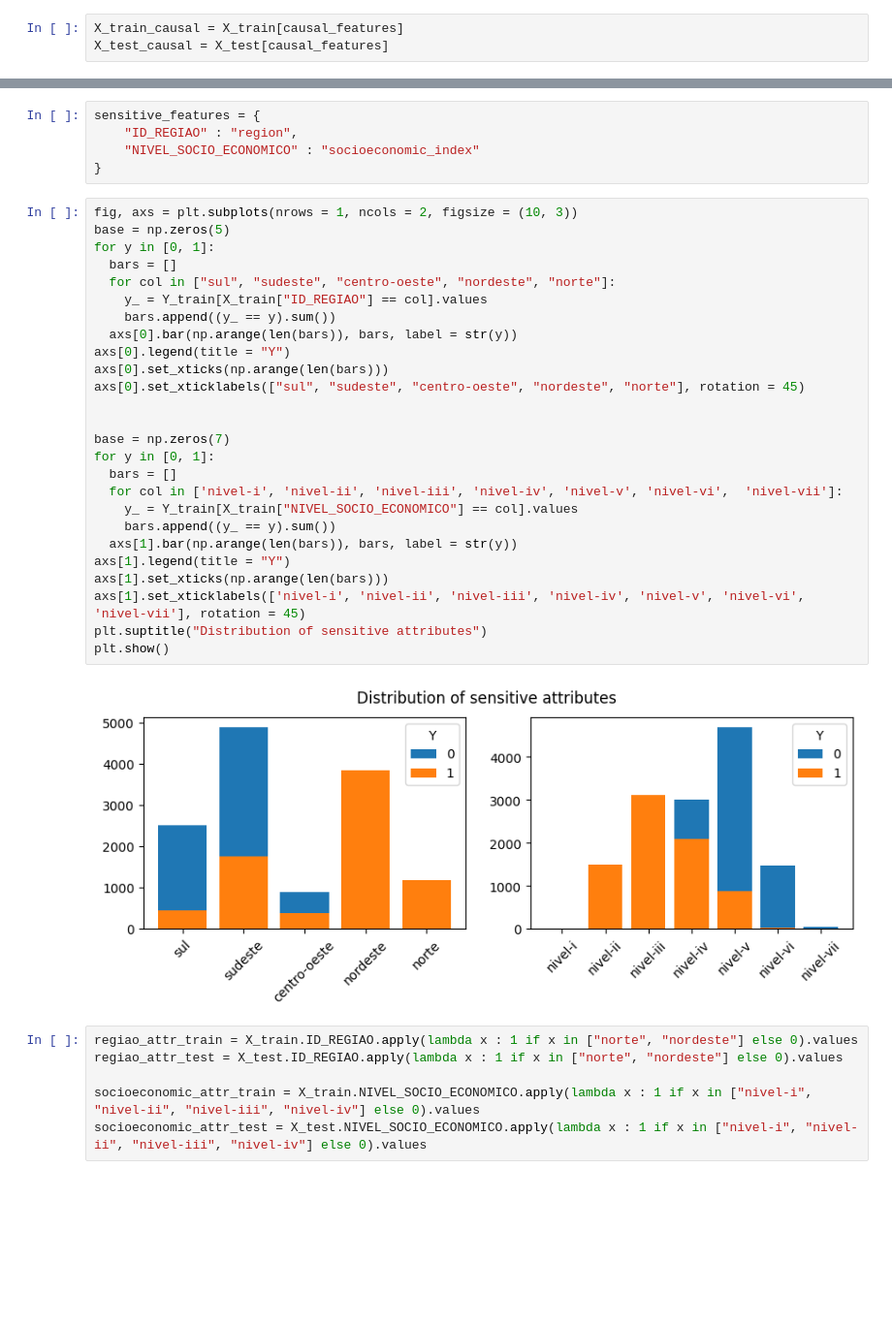
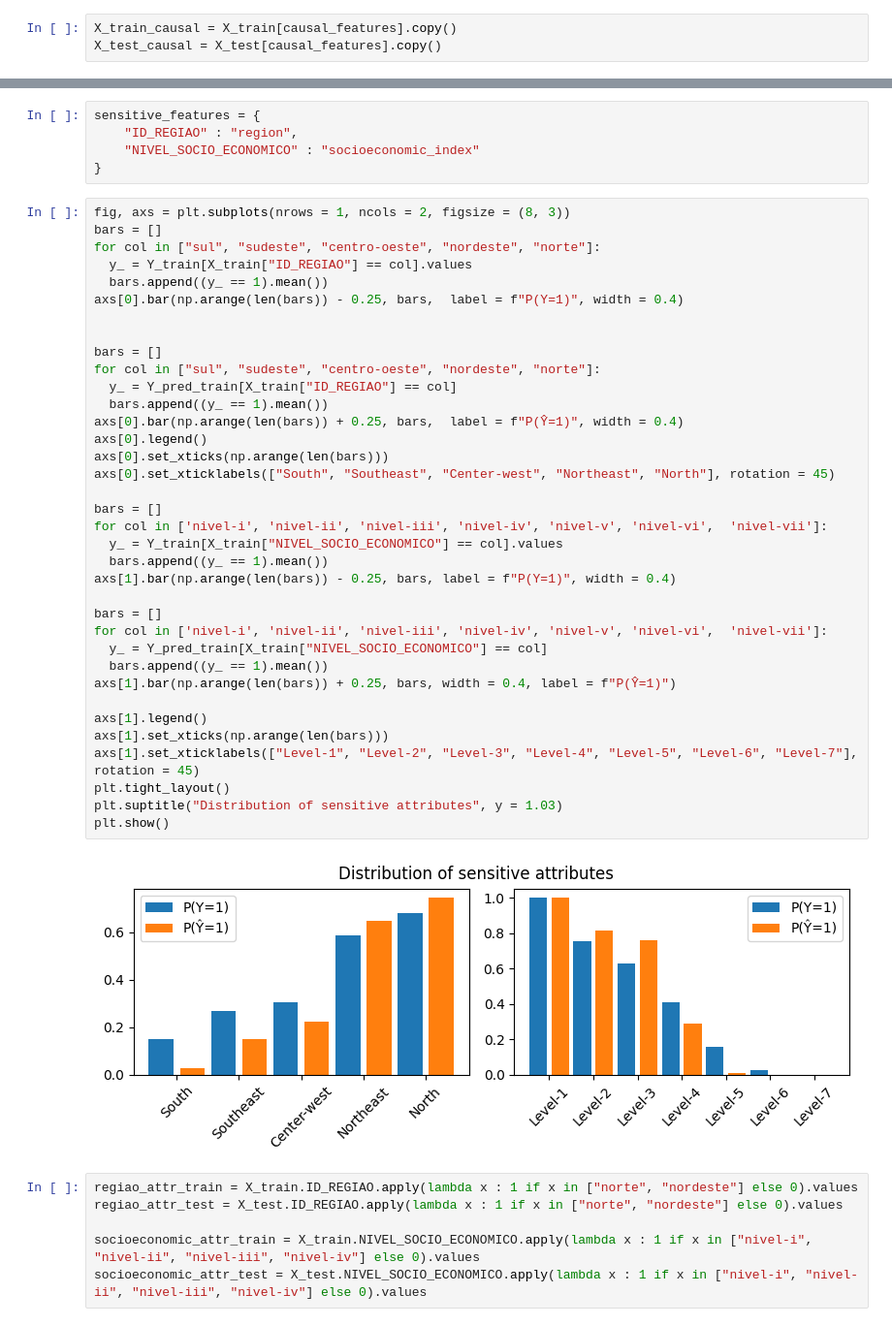
Before and after one commit to GiovaniValdrighi/school_eval_ethical, a Jupyter notebook: notebooks/fairness_mitigation.ipynb, the cells around one changed output, grey strips where cells are left out. Shown: that part at 97% size. Saved outputs shown, nothing was run; the diff lists cells and outputs as text; blank space fills up the shorter version.

```diff
--- a/notebooks/fairness_mitigation.ipynb
+++ b/notebooks/fairness_mitigation.ipynb
@@ -88,6 +95,6 @@ causal_features = ['TX_RESP_Q075',
 # %%
-X_train_causal = X_train[causal_features]
-X_test_causal = X_test[causal_features]
+X_train_causal = X_train[causal_features].copy()
+X_test_causal = X_test[causal_features].copy()
 # %%
 Y_pred_train = studied_model.predict(X_train_causal)
 Y_pred_test = studied_model.predict(X_test_causal)
@@ -139,33 +106,43 @@ sensitive_features = {
     "NIVEL_SOCIO_ECONOMICO" : "socioeconomic_index"
 }
 # %%
-fig, axs = plt.subplots(nrows = 1, ncols = 2, figsize = (10, 3))
-base = np.zeros(5)
-for y in [0, 1]:
-  bars = []
-  for col in ["sul", "sudeste", "centro-oeste", "nordeste", "norte"]:
-    y_ = Y_train[X_train["ID_REGIAO"] == col].values
-    bars.append((y_ == y).sum())
-  axs[0].bar(np.arange(len(bars)), bars, label = str(y))
-axs[0].legend(title = "Y")
-axs[0].set_xticks(np.arange(len(bars)))
-axs[0].set_xticklabels(["sul", "sudeste", "centro-oeste", "nordeste", "norte"], rotation = 45)
+fig, axs = plt.subplots(nrows = 1, ncols = 2, figsize = (8, 3))
+bars = []
+for col in ["sul", "sudeste", "centro-oeste", "nordeste", "norte"]:
+  y_ = Y_train[X_train["ID_REGIAO"] == col].values
+  bars.append((y_ == 1).mean())
+axs[0].bar(np.arange(len(bars)) - 0.25, bars,  label = f"P(Y=1)", width = 0.4)
 
 
-base = np.zeros(7)
-for y in [0, 1]:
-  bars = []
-  for col in ['nivel-i', 'nivel-ii', 'nivel-iii', 'nivel-iv', 'nivel-v', 'nivel-vi',  'nivel-vii']:
-    y_ = Y_train[X_train["NIVEL_SOCIO_ECONOMICO"] == col].values
-    bars.append((y_ == y).sum())
-  axs[1].bar(np.arange(len(bars)), bars, label = str(y))
-axs[1].legend(title = "Y")
+bars = []
+for col in ["sul", "sudeste", "centro-oeste", "nordeste", "norte"]:
+  y_ = Y_pred_train[X_train["ID_REGIAO"] == col]
+  bars.append((y_ == 1).mean())
+axs[0].bar(np.arange(len(bars)) + 0.25, bars,  label = f"P(Ŷ=1)", width = 0.4)
+axs[0].legend()
+axs[0].set_xticks(np.arange(len(bars)))
+axs[0].set_xticklabels(["South", "Southeast", "Center-west", "Northeast", "North"], rotation = 45)
+
+bars = []
+for col in ['nivel-i', 'nivel-ii', 'nivel-iii', 'nivel-iv', 'nivel-v', 'nivel-vi',  'nivel-vii']:
+  y_ = Y_train[X_train["NIVEL_SOCIO_ECONOMICO"] == col].values
+  bars.append((y_ == 1).mean())
+axs[1].bar(np.arange(len(bars)) - 0.25, bars, label = f"P(Y=1)", width = 0.4)
+
+bars = []
+for col in ['nivel-i', 'nivel-ii', 'nivel-iii', 'nivel-iv', 'nivel-v', 'nivel-vi',  'nivel-vii']:
+  y_ = Y_pred_train[X_train["NIVEL_SOCIO_ECONOMICO"] == col]
+  bars.append((y_ == 1).mean())
+axs[1].bar(np.arange(len(bars)) + 0.25, bars, width = 0.4, label = f"P(Ŷ=1)")
+
+axs[1].legend()
 axs[1].set_xticks(np.arange(len(bars)))
-axs[1].set_xticklabels(['nivel-i', 'nivel-ii', 'nivel-iii', 'nivel-iv', 'nivel-v', 'nivel-vi',  'nivel-vii'], rotation = 45)
-plt.suptitle("Distribution of sensitive attributes")
+axs[1].set_xticklabels(["Level-1", "Level-2", "Level-3", "Level-4", "Level-5", "Level-6", "Level-7"], rotation = 45)
+plt.tight_layout()
+plt.suptitle("Distribution of sensitive attributes", y = 1.03)
 plt.show()
 # %% [output]
-[figure, old version]
+[figure, new version]
 # %%
 regiao_attr_train = X_train.ID_REGIAO.apply(lambda x : 1 if x in ["norte", "nordeste"] else 0).values
 regiao_attr_test = X_test.ID_REGIAO.apply(lambda x : 1 if x in ["norte", "nordeste"] else 0).values
```
Also changed, not shown: parts of 37 cells of this notebook.
